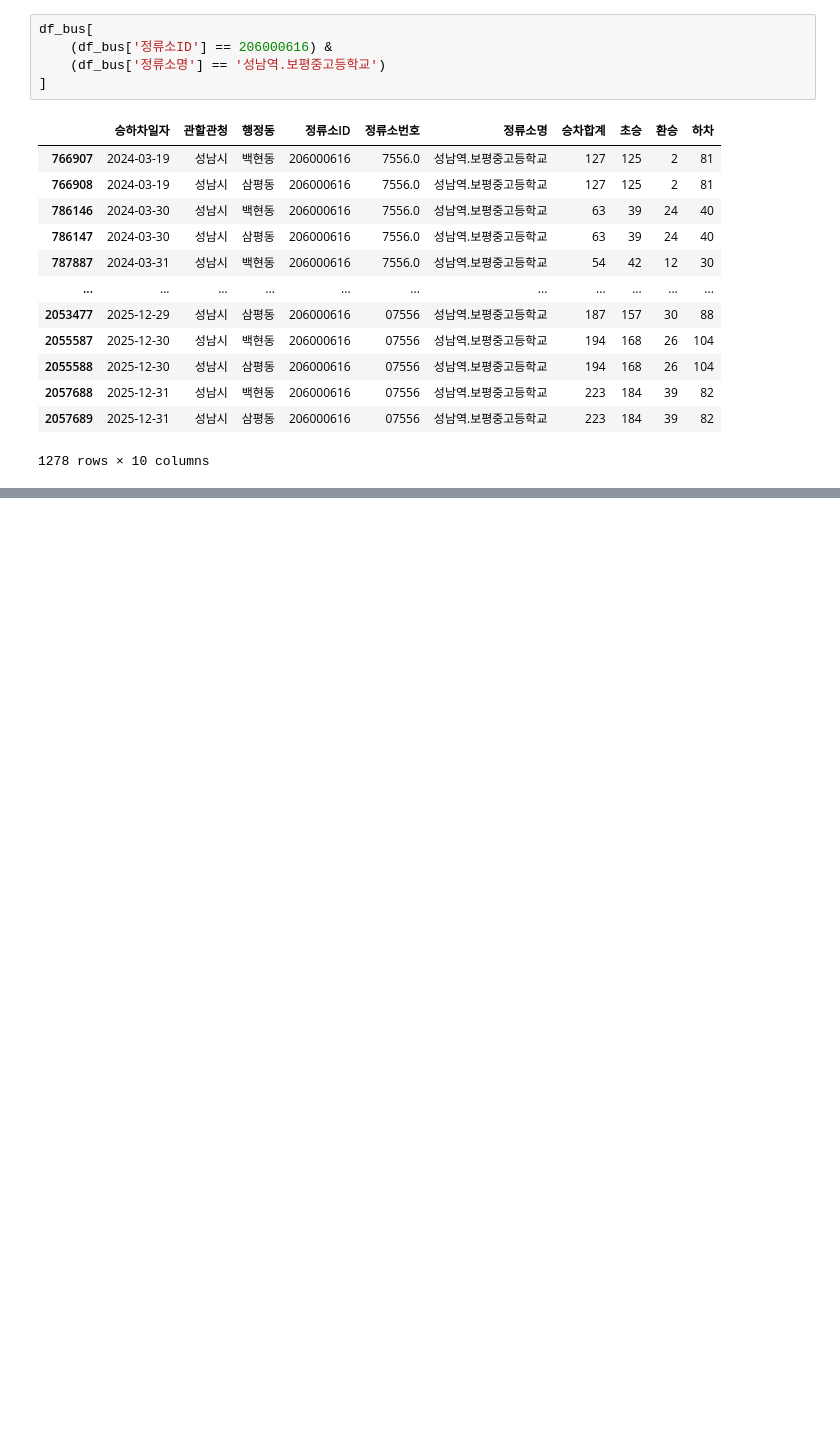
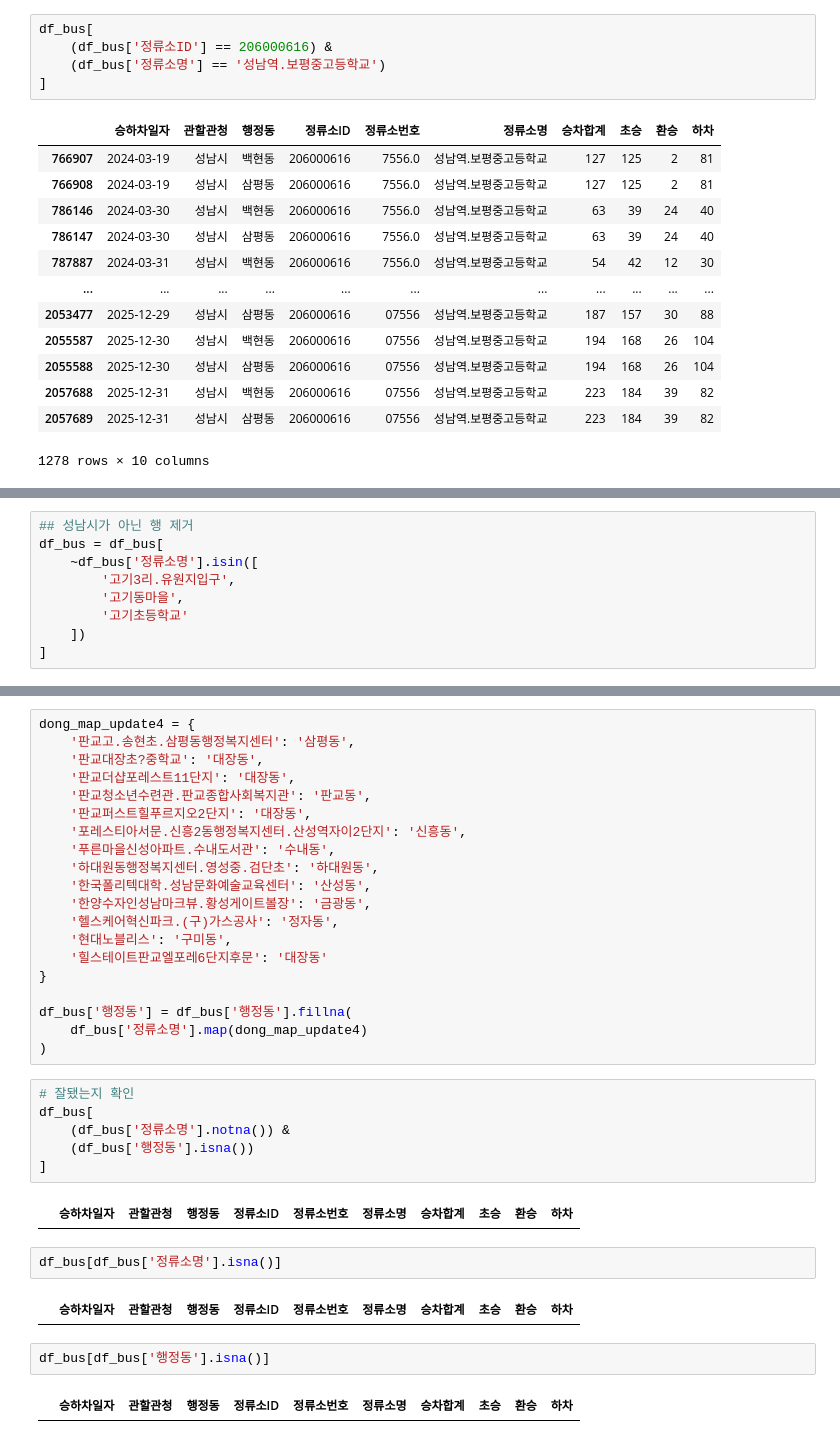
Before and after one commit to bulsajo1/final_project, a Jupyter notebook: sungju/2차 전처리_교통.ipynb, the cells around one changed output, grey strips where cells are left out. Drawn from its saved outputs; the diff is of its cells as text; blank space fills up the shorter version.

```diff
--- a/sungju/2차 전처리_교통.ipynb
+++ b/sungju/2차 전처리_교통.ipynb
@@ -203,0 +373,9 @@ df_bus[
+# %%
+## 성남시가 아닌 행 제거
+df_bus = df_bus[
+    ~df_bus['정류소명'].isin([
+        '고기3리.유원지입구',
+        '고기동마을',
+        '고기초등학교'
+    ])
+]
@@ -203,0 +535,36 @@ df_bus[
+# %%
+dong_map_update4 = {
+    '판교고.송현초.삼평동행정복지센터': '삼평동',
+    '판교대장초?중학교': '대장동',
+    '판교더샵포레스트11단지': '대장동',
+    '판교청소년수련관.판교종합사회복지관': '판교동',
+    '판교퍼스트힐푸르지오2단지': '대장동',
+    '포레스티아서문.신흥2동행정복지센터.산성역자이2단지': '신흥동',
+    '푸른마을신성아파트.수내도서관': '수내동',
+    '하대원동행정복지센터.영성중.검단초': '하대원동',
+    '한국폴리텍대학.성남문화예술교육센터': '산성동',
+    '한양수자인성남마크뷰.황성게이트볼장': '금광동',
+    '헬스케어혁신파크.(구)가스공사': '정자동',
+    '현대노블리스': '구미동',
+    '힐스테이트판교엘포레6단지후문': '대장동'
+}
+
+df_bus['행정동'] = df_bus['행정동'].fillna(
+    df_bus['정류소명'].map(dong_map_update4)
+)
+# %%
+# 잘됐는지 확인
+df_bus[
+    (df_bus['정류소명'].notna()) &
+    (df_bus['행정동'].isna())
+]
+# %% [output]
+|  | 승하차일자 | 관할관청 | 행정동 | 정류소ID | 정류소번호 | 정류소명 | 승차합계 | 초승 | 환승 | 하차 |
+# %%
+df_bus[df_bus['정류소명'].isna()]
+# %% [output]
+|  | 승하차일자 | 관할관청 | 행정동 | 정류소ID | 정류소번호 | 정류소명 | 승차합계 | 초승 | 환승 | 하차 |
+# %%
+df_bus[df_bus['행정동'].isna()]
+# %% [output]
+|  | 승하차일자 | 관할관청 | 행정동 | 정류소ID | 정류소번호 | 정류소명 | 승차합계 | 초승 | 환승 | 하차 |
```
Also changed, not shown: parts of 16 cells of this notebook, 1 other file.
